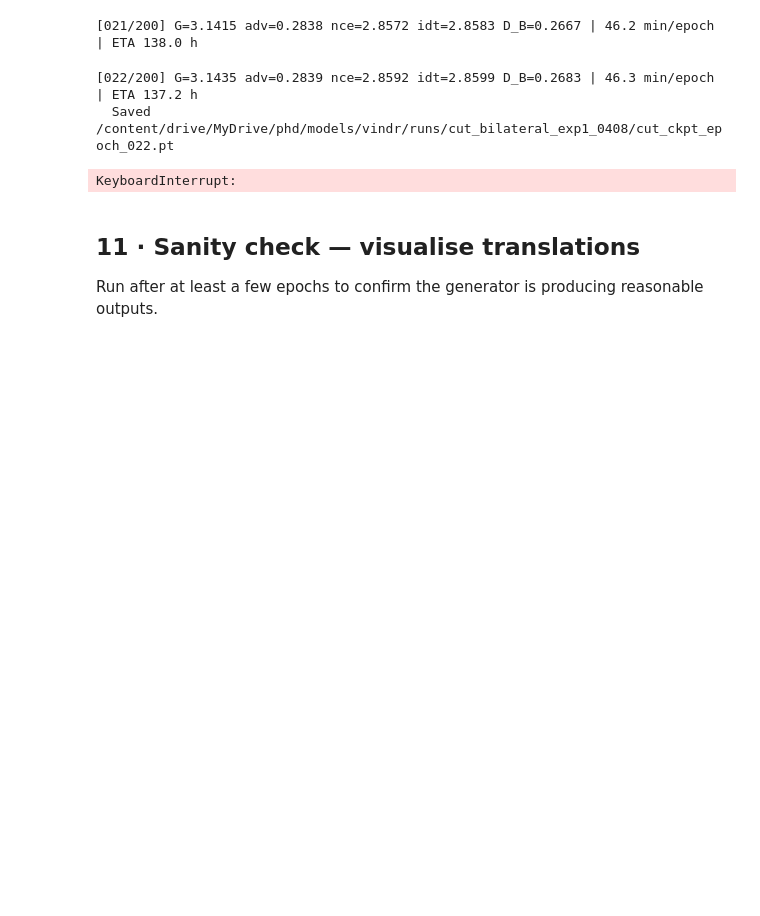
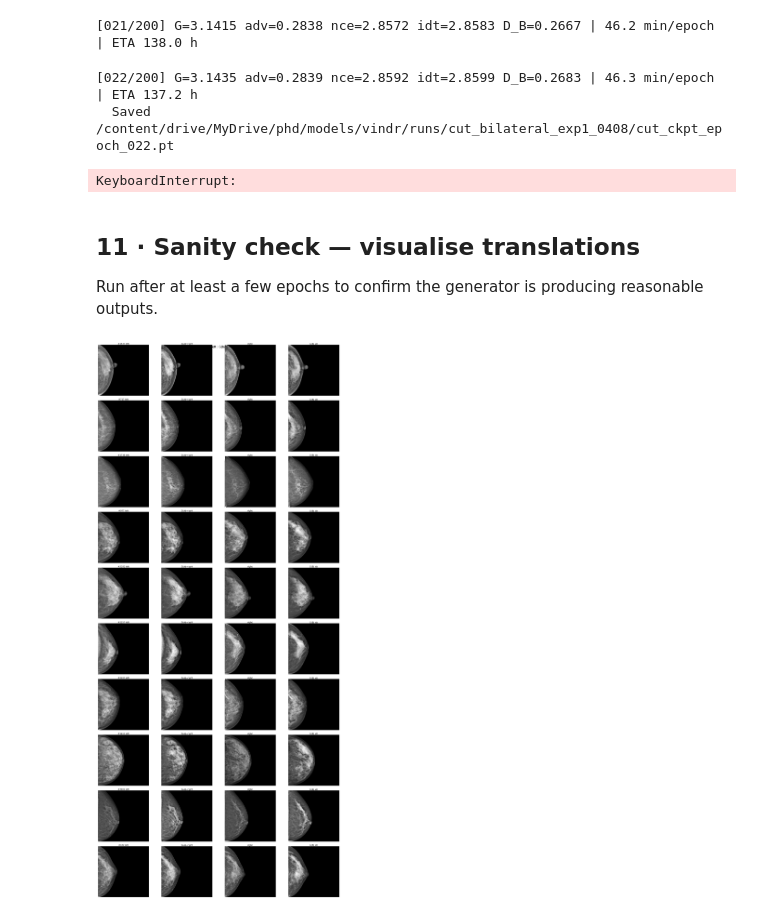
Before and after one commit to valerybr/mg-detect, a Jupyter notebook: notebooks/train_cut_bilateral.ipynb, the cells around one changed output. Drawn from its saved outputs; the diff is of its cells as text; code cells hidden in the pictures; blank space fills up the shorter version.

```diff
--- a/notebooks/train_cut_bilateral.ipynb
+++ b/notebooks/train_cut_bilateral.ipynb
@@ -447,53 +447,57 @@ KeyboardInterrupt:
 
 Run after at least a few epochs to confirm the generator is producing reasonable outputs.
 # %%
-# import random
-# import numpy as np
-# import matplotlib.pyplot as plt
-# import torch
+import random
+import numpy as np
+import matplotlib.pyplot as plt
+import torch
 
-# N_SAMPLES = 10
+N_SAMPLES = 10
 
-# model.G.eval()
+model.load('/content/drive/MyDrive/phd/models/vindr/runs/cut_bilateral_exp1_0408/cut_ckpt_epoch_022.pt')
 
-# indices = random.sample(range(len(dataset)), N_SAMPLES)
+model.G.eval()
 
-# # Each row: realA (left) | fakeB=G(A) | realB (right) | idt_B=G(B)
-# fig, axes = plt.subplots(N_SAMPLES, 4, figsize=(14, N_SAMPLES * 3))
-# fig.suptitle(
-#     f"{N_SAMPLES} random samples — epoch {start_epoch}  "
-#     "(left | G(left)→right | right | G(right)→identity)",
-#     fontsize=11,
-# )
+indices = random.sample(range(len(dataset)), N_SAMPLES)
 
-# def _to_img(t):
-#     arr = t.squeeze().cpu().numpy()
-#     return ((arr + 1) * 127.5).clip(0, 255).astype(np.uint8)
+# Each row: realA (left) | fakeB=G(A) | realB (right) | idt_B=G(B)
+fig, axes = plt.subplots(N_SAMPLES, 4, figsize=(14, N_SAMPLES * 3))
+fig.suptitle(
+    f"{N_SAMPLES} random samples — epoch {start_epoch}  "
+    "(left | G(left)→right | right | G(right)→identity)",
+    fontsize=11,
+)
 
-# with torch.no_grad():
-#     for row, idx in enumerate(indices):
-#         rA, rB = dataset[idx]
-#         rA = rA.unsqueeze(0).to(device)
-#         rB = rB.unsqueeze(0).to(device)
-#         fakeB = model.G(rA)
-#         idtB  = model.G(rB)
+def _to_img(t):
+    arr = t.squeeze().cpu().numpy()
+    return ((arr + 1) * 127.5).clip(0, 255).astype(np.uint8)
 
-#         for col, (img, title) in enumerate([
-#             (rA,    f"#{idx} left"),
-#             (fakeB, "G(A)→right"),
-#             (rB,    "right"),
-#             (idtB,  "G(B) idt"),
-#         ]):
-#             axes[row, col].imshow(_to_img(img), cmap="gray")
-#             axes[row, col].set_title(title, fontsize=8, pad=1)
-#             axes[row, col].axis("off")
+with torch.no_grad():
+    for row, idx in enumerate(indices):
+        rA, rB = dataset[idx]
+        rA = rA.unsqueeze(0).to(device)
+        rB = rB.unsqueeze(0).to(device)
+        fakeB = model.G(rA)
+        idtB  = model.G(rB)
 
-# plt.tight_layout()
-# out_path = os.path.join(OUTPUT_DIR, f"translations_epoch_{start_epoch:03d}.png")
-# plt.savefig(out_path, dpi=100, bbox_inches="tight")
-# wandb.log({"sanity_check": wandb.Image(fig)}, step=start_epoch)
-# plt.show()
-# plt.close(fig)
+        for col, (img, title) in enumerate([
+            (rA,    f"#{idx} left"),
+            (fakeB, "G(A)→right"),
+            (rB,    "right"),
+            (idtB,  "G(B) idt"),
+        ]):
+            axes[row, col].imshow(_to_img(img), cmap="gray")
+            axes[row, col].set_title(title, fontsize=8, pad=1)
+            axes[row, col].axis("off")
 
-# model.G.train()
-# print(f"Saved → {out_path}")
+plt.tight_layout()
+out_path = os.path.join(OUTPUT_DIR, f"translations_epoch_{start_epoch:03d}.png")
+plt.savefig(out_path, dpi=100, bbox_inches="tight")
+wandb.log({"sanity_check": wandb.Image(fig)}, step=start_epoch)
+plt.show()
+plt.close(fig)
+
+model.G.train()
+print(f"Saved → {out_path}")
+# %% [output]
+[figure, added]
```
Also changed, not shown: parts of 1 cell of this notebook.
